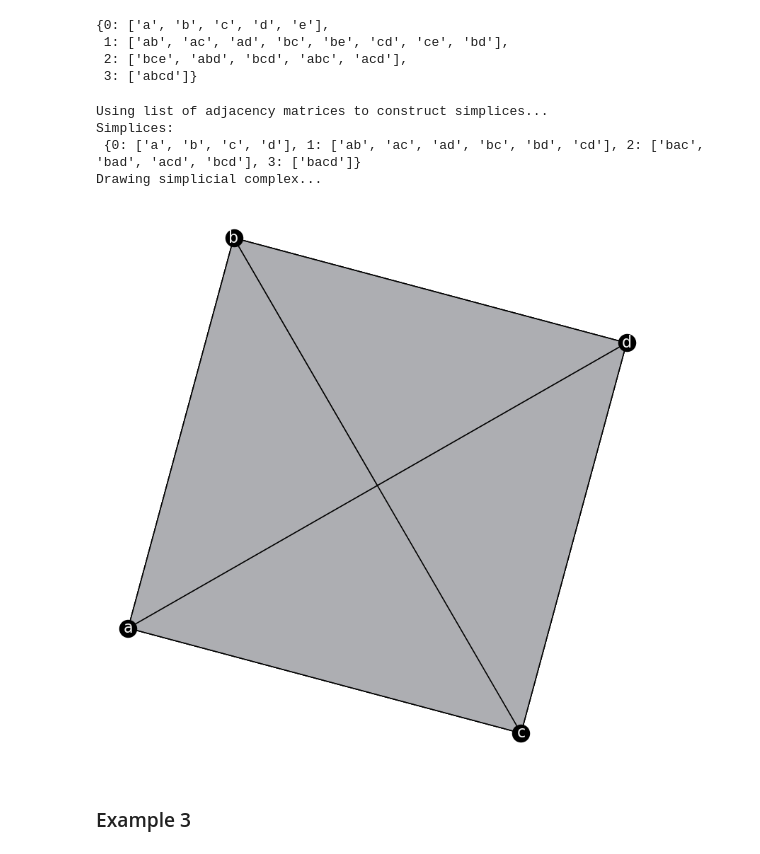
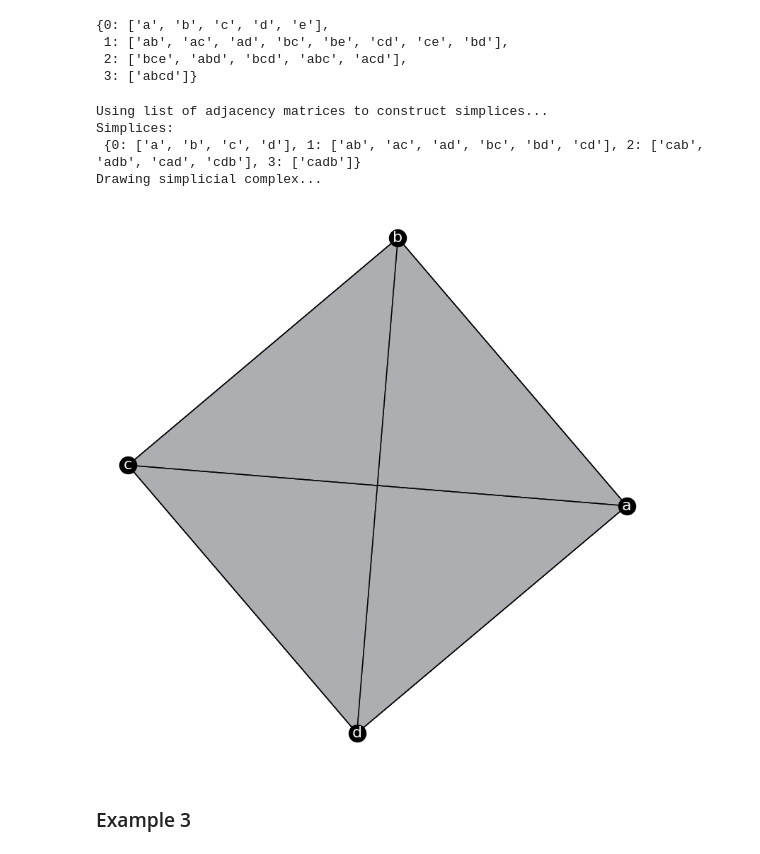
Before and after one commit to aidos-lab/nervePool, a Jupyter notebook: complex_testing.ipynb, the cells around one changed output. Saved outputs shown, nothing was run; the diff lists cells and outputs as text; code cells hidden in the pictures.

```diff
--- a/complex_testing.ipynb
+++ b/complex_testing.ipynb
@@ -150,13 +159,13 @@ SC2.simplices
 S0 = np.array([[1,0,0,1],[0,1,0,0],[0,1,1,1],[0,0,1,1],[0,1,0,0]])
 # %%
 newSC2 = complex.pool_complex(SC2, S0)
-newSC2.drawComplex()
+drawComplex(newSC2)
 # %% [output]
 Using list of adjacency matrices to construct simplices...
 Simplices:
- {0: ['a', 'b', 'c', 'd'], 1: ['ab', 'ac', 'ad', 'bc', 'bd', 'cd'], 2: ['bac', 'bad', 'acd', 'bcd'], 3: ['bacd']}
+ {0: ['a', 'b', 'c', 'd'], 1: ['ab', 'ac', 'ad', 'bc', 'bd', 'cd'], 2: ['cab', 'adb', 'cad', 'cdb'], 3: ['cadb']}
 Drawing simplicial complex...
-[figure, old version]
+[figure, new version]
 # %% [markdown]
 ### Example 3
 # %%
```
Also changed, not shown: parts of 19 cells of this notebook, 3 other files.
